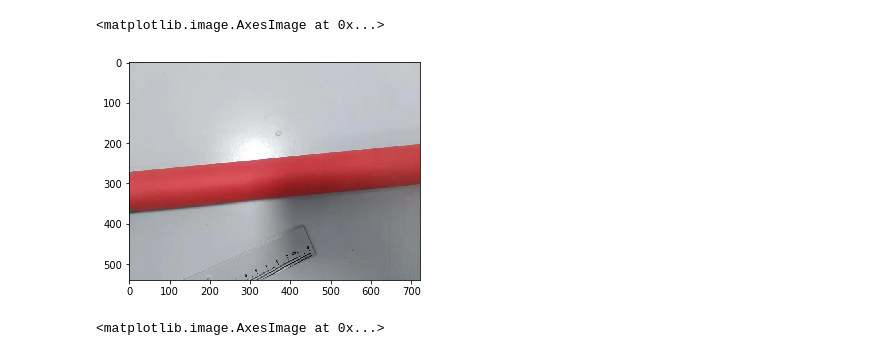
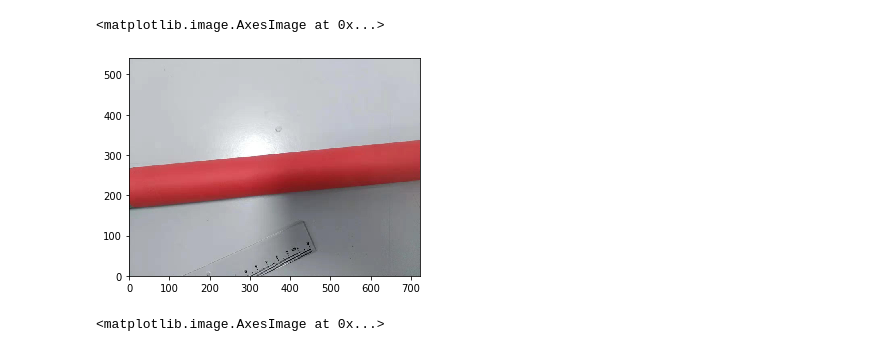
Before and after one commit to ChengYinghao/wireRod, a Jupyter notebook: gradient.ipynb, the cells around one changed output. Saved outputs shown, nothing was run; the diff lists cells and outputs as text; code cells hidden in the pictures.

```diff
--- a/gradient.ipynb
+++ b/gradient.ipynb
@@ -5,10 +5,11 @@ from skimage.filters import sobel_h,sobel_v,gaussian
 # %%
 img_raw = plt.imread("data/3.jpg")
 img_raw = img_raw[::2,::2]
-plt.imshow(img_raw)
+h, w = np.shape(img_raw)[:2]
+plt.imshow(img_raw, extent=(0,w,0,h))
 # %% [output]
 <matplotlib.image.AxesImage at 0x...>
-[figure, old version]
+[figure, new version]
 # %%
 img_blur = gaussian(img_raw,5)
 plt.imshow(img_blur)
```
Also changed, not shown: parts of 11 cells of this notebook.
